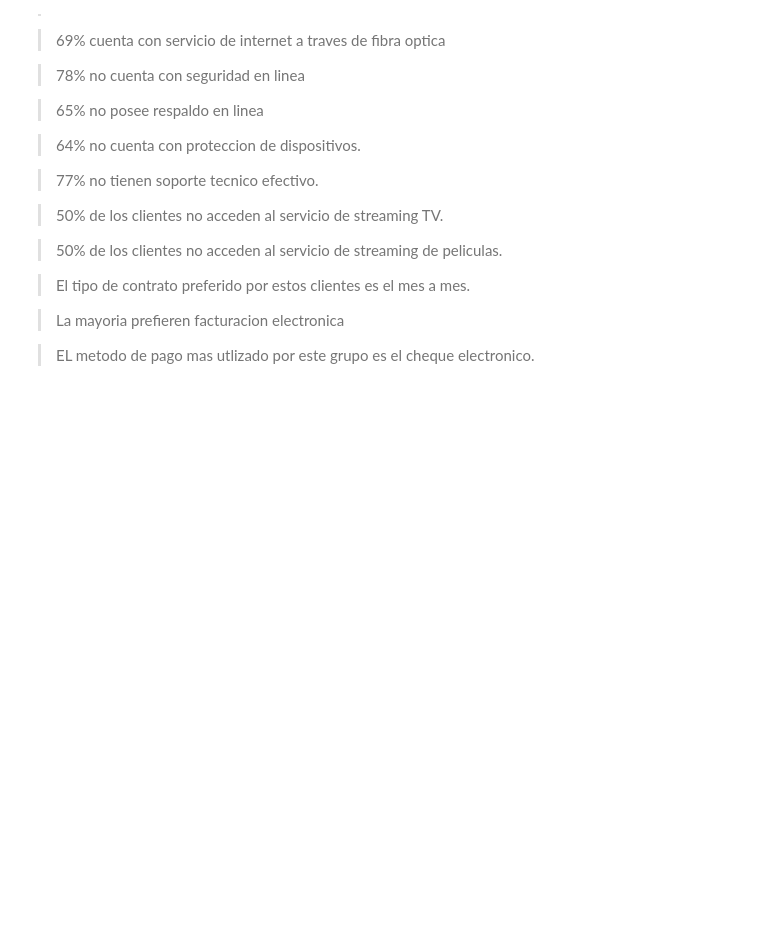
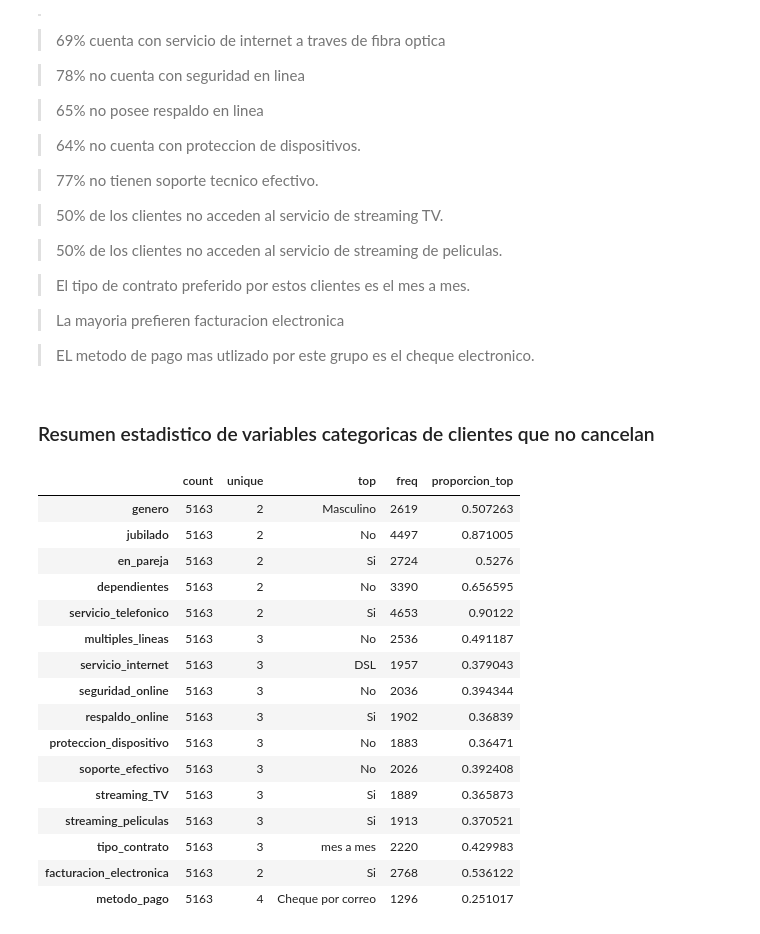
Before and after one commit to jbernalg/challenge_TelecomX, a Jupyter notebook: challenge_telecomx.ipynb, the cells around one changed output. Drawn from its saved outputs; the diff is of its cells as text; code cells hidden in the pictures; blank space fills up the shorter version.

Commit message:
resumen estadistico de clientes que no cancelan

```diff
--- a/challenge_telecomx.ipynb
+++ b/challenge_telecomx.ipynb
@@ -722,3 +722,43 @@ df_c_cancelaron
 > La mayoria prefieren facturacion electronica
 
 > EL metodo de pago mas utlizado por este grupo es el cheque electronico.
+# %% [markdown]
+### Resumen estadistico de variables categoricas de clientes que no cancelan
+# %%
+# lista de variables categoricas
+var_categoricas = df_exp.select_dtypes(include=['object', 'category']).columns
+
+# obtener dataframe con variables categoricas mas la variable cancelacion
+df_c = df_exp[var_categoricas].copy()
+df_c['cancelacion'] = df_exp['cancelacion'].copy()
+
+# seleccionar registros con clientes que  no cancelaron
+df_c_Nocancelaron = df_c[df_c['cancelacion'] == 0]
+
+# resumen estadistico de las variables categoricas
+df_c_Nocancelaron = df_c_Nocancelaron.describe(exclude='int')
+
+# trasponer filas por columnas
+df_c_Nocancelaron = df_c_Nocancelaron.T
+
+# agregar la columna 'proporcion top'
+df_c_Nocancelaron['proporcion_top'] = df_c_Nocancelaron['freq']/df_c_Nocancelaron['count']
+df_c_Nocancelaron
+# %% [output]
+|  | count | unique | top | freq | proporcion_top |
+| genero | 5163 | 2 | Masculino | 2619 | 0.507263 |
+| jubilado | 5163 | 2 | No | 4497 | 0.871005 |
+| en_pareja | 5163 | 2 | Si | 2724 | 0.5276 |
+| dependientes | 5163 | 2 | No | 3390 | 0.656595 |
+| servicio_telefonico | 5163 | 2 | Si | 4653 | 0.90122 |
+| multiples_lineas | 5163 | 3 | No | 2536 | 0.491187 |
+| servicio_internet | 5163 | 3 | DSL | 1957 | 0.379043 |
+| seguridad_online | 5163 | 3 | No | 2036 | 0.394344 |
+| respaldo_online | 5163 | 3 | Si | 1902 | 0.36839 |
+| proteccion_dispositivo | 5163 | 3 | No | 1883 | 0.36471 |
+| soporte_efectivo | 5163 | 3 | No | 2026 | 0.392408 |
+| streaming_TV | 5163 | 3 | Si | 1889 | 0.365873 |
+| streaming_peliculas | 5163 | 3 | Si | 1913 | 0.370521 |
+| tipo_contrato | 5163 | 3 | mes a mes | 2220 | 0.429983 |
+| facturacion_electronica | 5163 | 2 | Si | 2768 | 0.536122 |
+| metodo_pago | 5163 | 4 | Cheque por correo | 1296 | 0.251017 |
```
Also changed, not shown: parts of 1 cell of this notebook.
